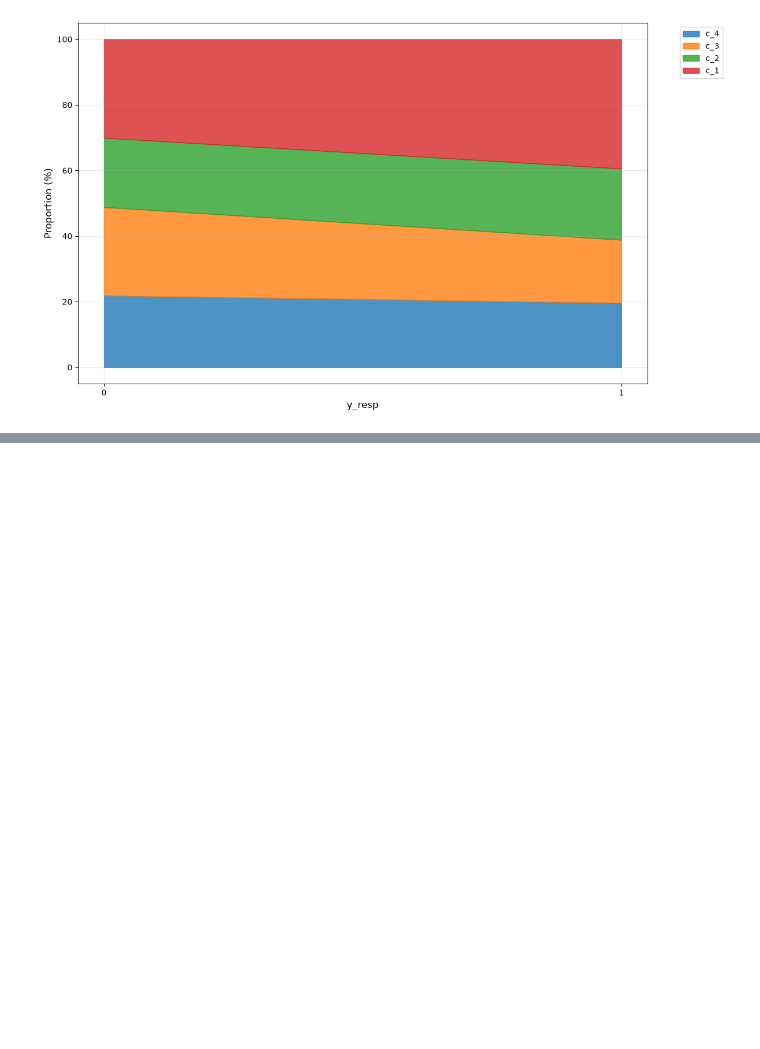
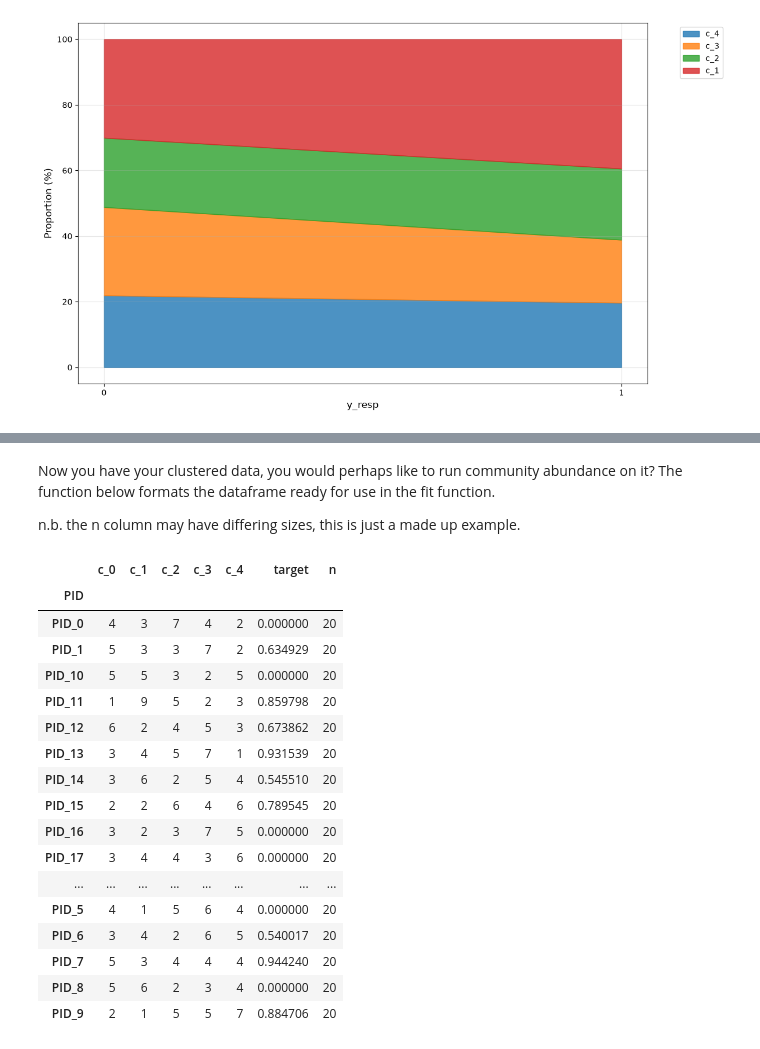
Before and after one commit to wgrgwrght/DCAFA, a Jupyter notebook: Examples.ipynb, the cells around one changed output, grey strips where cells are left out. Drawn from its saved outputs; the diff is of its cells as text; code cells hidden in the pictures; blank space fills up the shorter version.

```diff
--- a/Examples.ipynb
+++ b/Examples.ipynb
@@ -685,0 +683,31 @@ DCAFA.ca_stacked_area_plot(df, target_col = "y_resp", cluster_cols=['c_4','c_3',
+# %%
+# Create Toy Data
+n_instances = 1000
+instances_per_bag = 20
+n_bags = n_instances // instances_per_bag
+
+# Base data
+data = np.random.rand(n_instances, 5)
+
+# Assign bags
+bag_ids = np.repeat(np.arange(n_bags), instances_per_bag)
+
+# Choose which bags have signal
+signal_bags = np.random.choice(n_bags, size=n_bags // 2, replace=False)
+
+# Inject signal ONLY into those bags
+for b in signal_bags:
+    idx = (bag_ids == b)
+    data[idx, 0] += np.random.rand() * 2 + 2  # strong shift
+
+# Build df
+df = pd.DataFrame(data, columns=[f'x_{i+1}' for i in range(5)])
+df['PID'] = [f'PID_{i}' for i in bag_ids]
+
+# Targets correlated with signal
+bag_targets = np.zeros(n_bags)
+bag_targets[signal_bags] = np.random.rand(len(signal_bags)) * 0.5 + 0.5  # higher target for signal bags
+
+df['target'] = np.repeat(bag_targets, instances_per_bag)
+
+df
@@ -685,0 +728,5 @@ DCAFA.ca_stacked_area_plot(df, target_col = "y_resp", cluster_cols=['c_4','c_3',
+# %%
+# clustering example
+from DCAFA import cluster_data
+clustered_df = cluster_data(df, feature_cols=[f'x_{i+1}' for i in range(5)], n_clusters=5, norm=True, sname=False)
+clustered_df
@@ -685,0 +747,27 @@ DCAFA.ca_stacked_area_plot(df, target_col = "y_resp", cluster_cols=['c_4','c_3',
+# %% [markdown]
+Now you have your clustered data, you would perhaps like to run community abundance on it? The function below formats the dataframe ready for use in the fit function.
+
+n.b. the n column may have differing sizes, this is just a made up example.
+# %%
+from DCAFA import build_cluster_summary
+cluster_summary = build_cluster_summary(clustered_df, bag_col='PID', cluster_col='cluster', label_col='target')
+cluster_summary
+# %% [output]
+|  | c_0 | c_1 | c_2 | c_3 | c_4 | target | n |
+| PID |  |  |  |  |  |  |  |
+| PID_0 | 4 | 3 | 7 | 4 | 2 | 0.000000 | 20 |
+| PID_1 | 5 | 3 | 3 | 7 | 2 | 0.634929 | 20 |
+| PID_10 | 5 | 5 | 3 | 2 | 5 | 0.000000 | 20 |
+| PID_11 | 1 | 9 | 5 | 2 | 3 | 0.859798 | 20 |
+| PID_12 | 6 | 2 | 4 | 5 | 3 | 0.673862 | 20 |
+| PID_13 | 3 | 4 | 5 | 7 | 1 | 0.931539 | 20 |
+| PID_14 | 3 | 6 | 2 | 5 | 4 | 0.545510 | 20 |
+| PID_15 | 2 | 2 | 6 | 4 | 6 | 0.789545 | 20 |
+| PID_16 | 3 | 2 | 3 | 7 | 5 | 0.000000 | 20 |
+| PID_17 | 3 | 4 | 4 | 3 | 6 | 0.000000 | 20 |
+| ... | ... | ... | ... | ... | ... | ... | ... |
+| PID_5 | 4 | 1 | 5 | 6 | 4 | 0.000000 | 20 |
+| PID_6 | 3 | 4 | 2 | 6 | 5 | 0.540017 | 20 |
+| PID_7 | 5 | 3 | 4 | 4 | 4 | 0.944240 | 20 |
+| PID_8 | 5 | 6 | 2 | 3 | 4 | 0.000000 | 20 |
+| PID_9 | 2 | 1 | 5 | 5 | 7 | 0.884706 | 20 |
```
Also changed, not shown: parts of 12 cells of this notebook, 1 other file.
